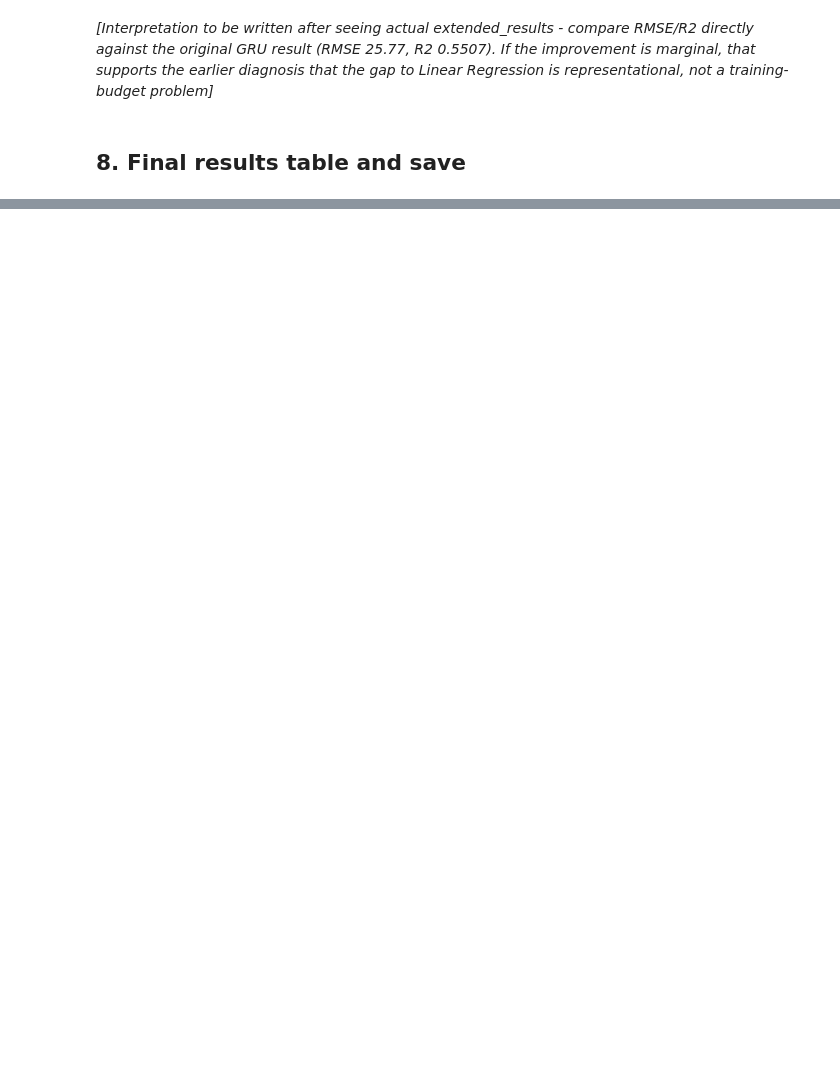
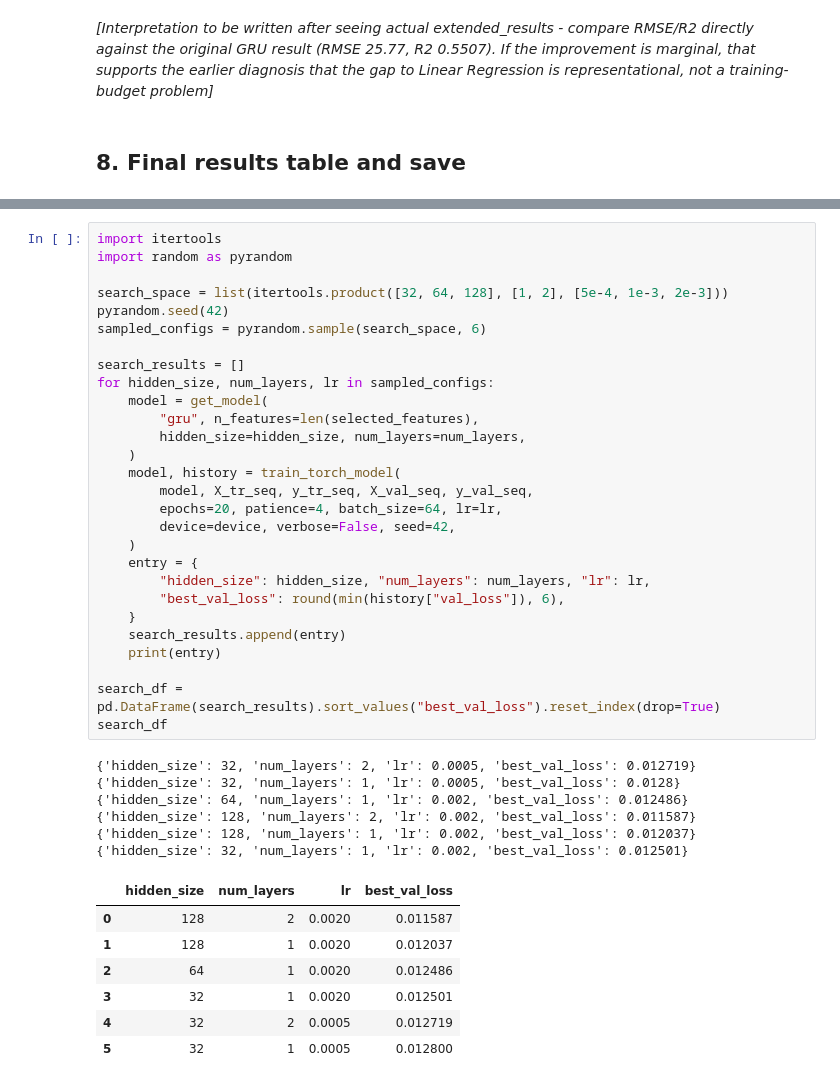
Before and after one commit to Muaadh-Nazly/energy-prediction, a Jupyter notebook: notebooks/05_Optimization_Evaluation.ipynb, the cells around one changed output, grey strips where cells are left out. Drawn from its saved outputs; the diff is of its cells as text; blank space fills up the shorter version.

```diff
--- a/notebooks/05_Optimization_Evaluation.ipynb
+++ b/notebooks/05_Optimization_Evaluation.ipynb
@@ -321,0 +662,42 @@ the required sections.
+# %%
+import itertools
+import random as pyrandom
+
+search_space = list(itertools.product([32, 64, 128], [1, 2], [5e-4, 1e-3, 2e-3]))
+pyrandom.seed(42)
+sampled_configs = pyrandom.sample(search_space, 6)
+
+search_results = []
+for hidden_size, num_layers, lr in sampled_configs:
+    model = get_model(
+        "gru", n_features=len(selected_features),
+        hidden_size=hidden_size, num_layers=num_layers,
+    )
+    model, history = train_torch_model(
+        model, X_tr_seq, y_tr_seq, X_val_seq, y_val_seq,
+        epochs=20, patience=4, batch_size=64, lr=lr,
+        device=device, verbose=False, seed=42,
+    )
+    entry = {
+        "hidden_size": hidden_size, "num_layers": num_layers, "lr": lr,
+        "best_val_loss": round(min(history["val_loss"]), 6),
+    }
+    search_results.append(entry)
+    print(entry)
+
+search_df = pd.DataFrame(search_results).sort_values("best_val_loss").reset_index(drop=True)
+search_df
+# %% [output]
+{'hidden_size': 32, 'num_layers': 2, 'lr': 0.0005, 'best_val_loss': 0.012719}
+{'hidden_size': 32, 'num_layers': 1, 'lr': 0.0005, 'best_val_loss': 0.0128}
+{'hidden_size': 64, 'num_layers': 1, 'lr': 0.002, 'best_val_loss': 0.012486}
+{'hidden_size': 128, 'num_layers': 2, 'lr': 0.002, 'best_val_loss': 0.011587}
+{'hidden_size': 128, 'num_layers': 1, 'lr': 0.002, 'best_val_loss': 0.012037}
+{'hidden_size': 32, 'num_layers': 1, 'lr': 0.002, 'best_val_loss': 0.012501}
+|  | hidden_size | num_layers | lr | best_val_loss |
+| 0 | 128 | 2 | 0.0020 | 0.011587 |
+| 1 | 128 | 1 | 0.0020 | 0.012037 |
+| 2 | 64 | 1 | 0.0020 | 0.012486 |
+| 3 | 32 | 1 | 0.0020 | 0.012501 |
+| 4 | 32 | 2 | 0.0005 | 0.012719 |
+| 5 | 32 | 1 | 0.0005 | 0.012800 |
```
Also changed, not shown: parts of 36 cells of this notebook, 12 other files.
